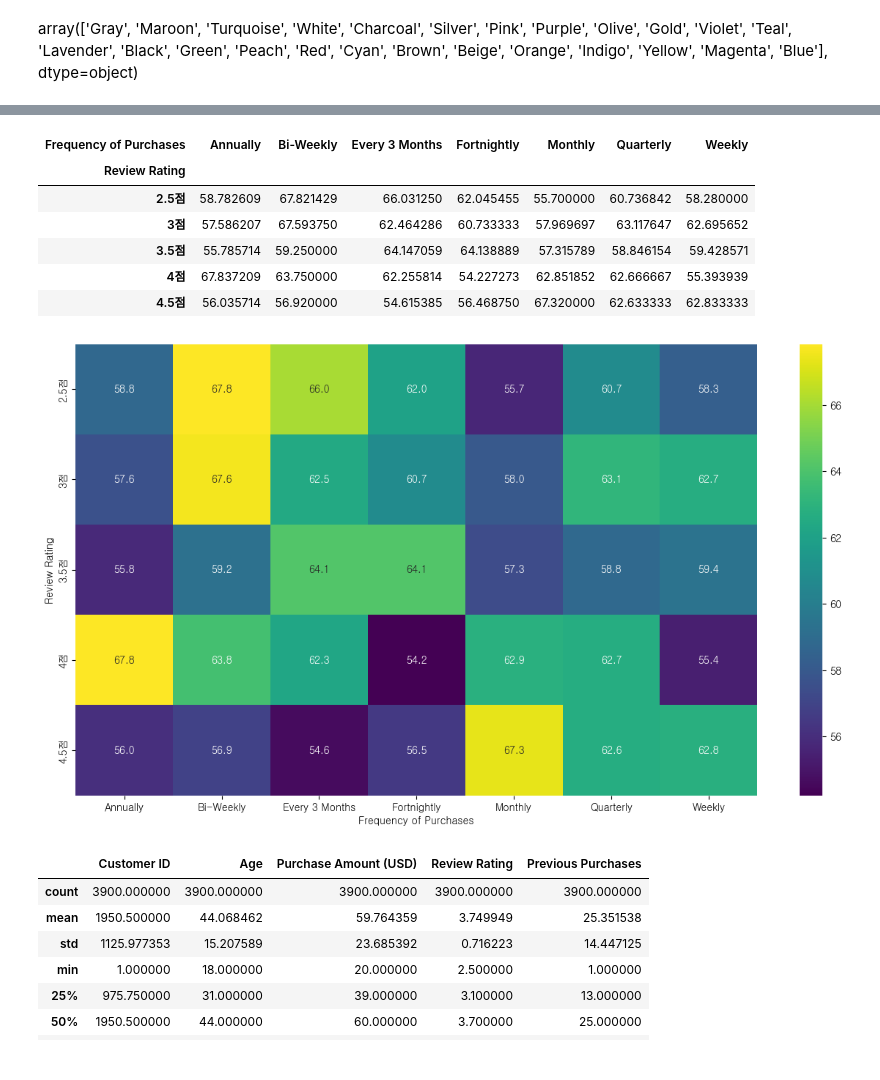
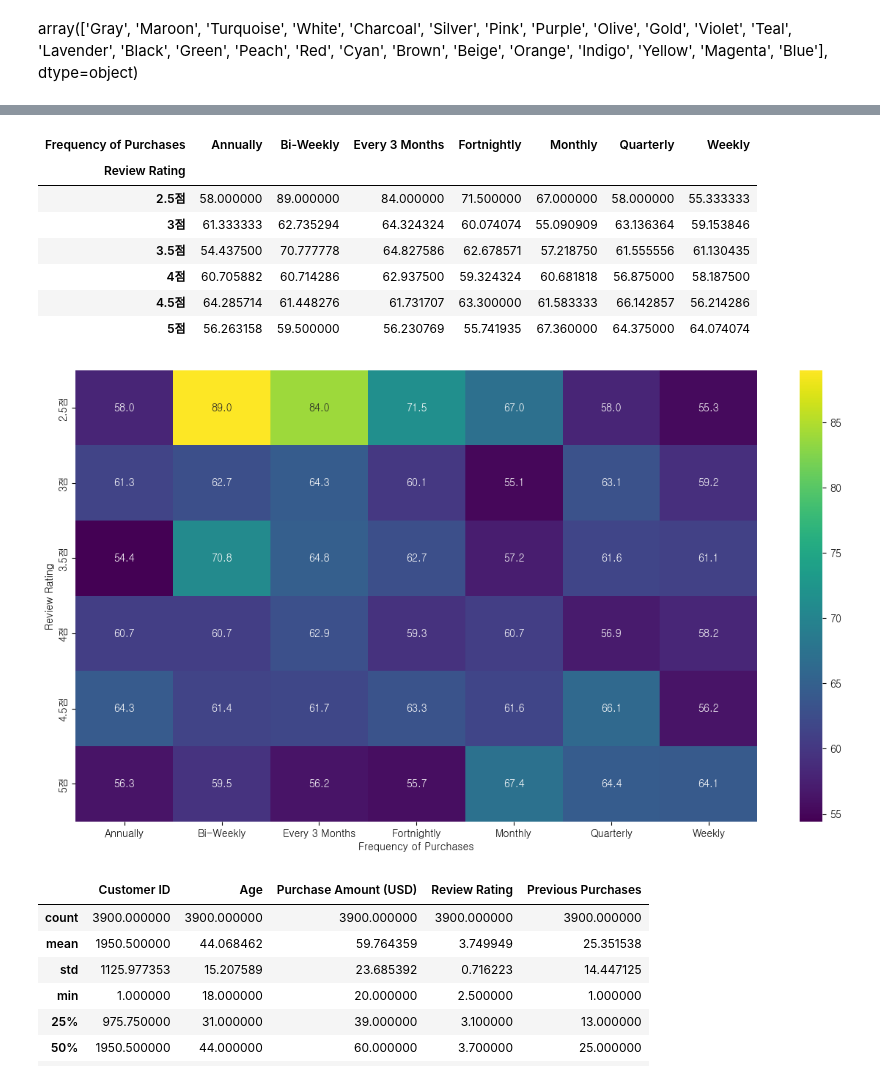
Before and after one commit to jr-2-team/shopping-data-analysis, a Jupyter notebook: HJH.ipynb, the cells around one changed output, grey strips where cells are left out. Saved outputs shown, nothing was run; the diff lists cells and outputs as text; code cells hidden in the pictures.

```diff
--- a/HJH.ipynb
+++ b/HJH.ipynb
@@ -447,28 +452,28 @@ plt.show()
 # %%
 # 빈도수와 할인의 평균 구매금액 교차분석
 review_index = pd.cut(west['Review Rating'],
-                      bins=[1, 1.5, 2, 2.5, 3, 3.5, 4, 4.5, 5],
-                      labels=['1점', '1.5점', '2점', '2.5점', '3점', '3.5점', '4점', '4.5점'],
-                      right=False)
+                      bins=[0, 1, 1.5, 2, 2.5, 3, 3.5, 4, 4.5, 5],
+                      labels=['1점', '1.5점', '2점', '2.5점', '3점', '3.5점', '4점', '4.5점', '5점'])
 
 pivot_review_fre = west.pivot_table(index=review_index, columns='Frequency of Purchases',
                                            values='Purchase Amount (USD)', observed=True)
 
 display(pivot_review_fre)
 
 # 히트맵으로 비교
 fig = plt.subplots(figsize=(15,8))
 sns.heatmap(pivot_review_fre, annot=True, cmap='viridis', fmt='.1f')
 plt.show()
 # %% [output]
 | Frequency of Purchases | Annually | Bi-Weekly | Every 3 Months | Fortnightly | Monthly | Quarterly | Weekly |
 | Review Rating |  |  |  |  |  |  |  |
-| 2.5점 | 58.782609 | 67.821429 | 66.031250 | 62.045455 | 55.700000 | 60.736842 | 58.280000 |
-| 3점 | 57.586207 | 67.593750 | 62.464286 | 60.733333 | 57.969697 | 63.117647 | 62.695652 |
-| 3.5점 | 55.785714 | 59.250000 | 64.147059 | 64.138889 | 57.315789 | 58.846154 | 59.428571 |
-| 4점 | 67.837209 | 63.750000 | 62.255814 | 54.227273 | 62.851852 | 62.666667 | 55.393939 |
-| 4.5점 | 56.035714 | 56.920000 | 54.615385 | 56.468750 | 67.320000 | 62.633333 | 62.833333 |
+| 2.5점 | 58.000000 | 89.000000 | 84.000000 | 71.500000 | 67.000000 | 58.000000 | 55.333333 |
+| 3점 | 61.333333 | 62.735294 | 64.324324 | 60.074074 | 55.090909 | 63.136364 | 59.153846 |
+| 3.5점 | 54.437500 | 70.777778 | 64.827586 | 62.678571 | 57.218750 | 61.555556 | 61.130435 |
+| 4점 | 60.705882 | 60.714286 | 62.937500 | 59.324324 | 60.681818 | 56.875000 | 58.187500 |
+| 4.5점 | 64.285714 | 61.448276 | 61.731707 | 63.300000 | 61.583333 | 66.142857 | 56.214286 |
+| 5점 | 56.263158 | 59.500000 | 56.230769 | 55.741935 | 67.360000 | 64.375000 | 64.074074 |
-[figure, old version]
+[figure, new version]
 # %%
 # 수치형 컬럼만 선택
 numeric_df = shopping_df.select_dtypes(include=['number'])
```
Also changed, not shown: parts of 11 cells of this notebook, 1 other file.
